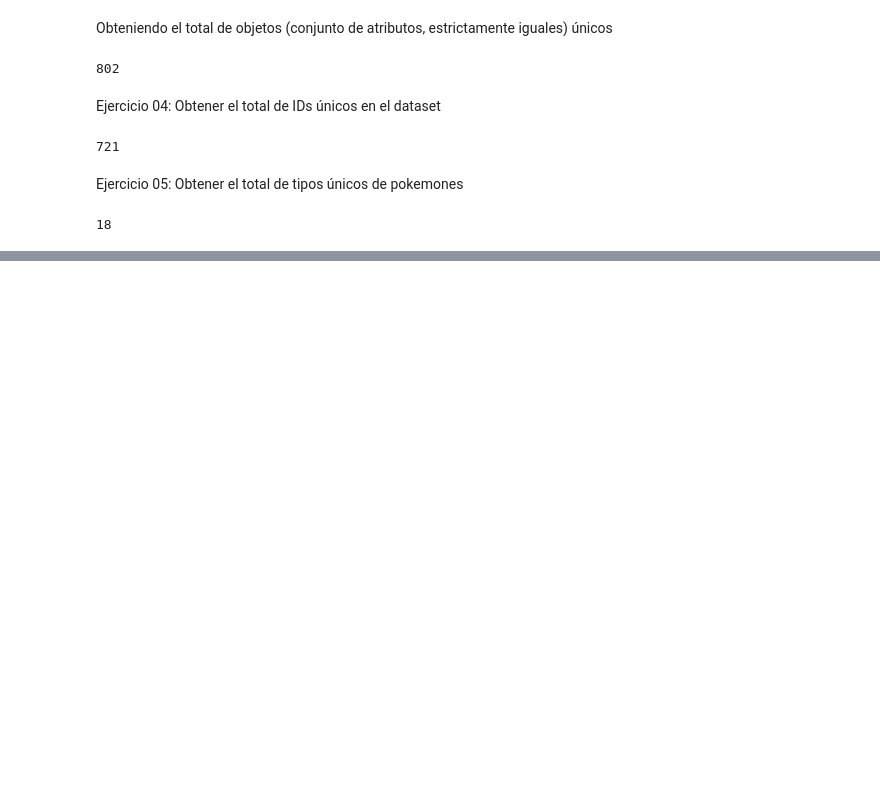
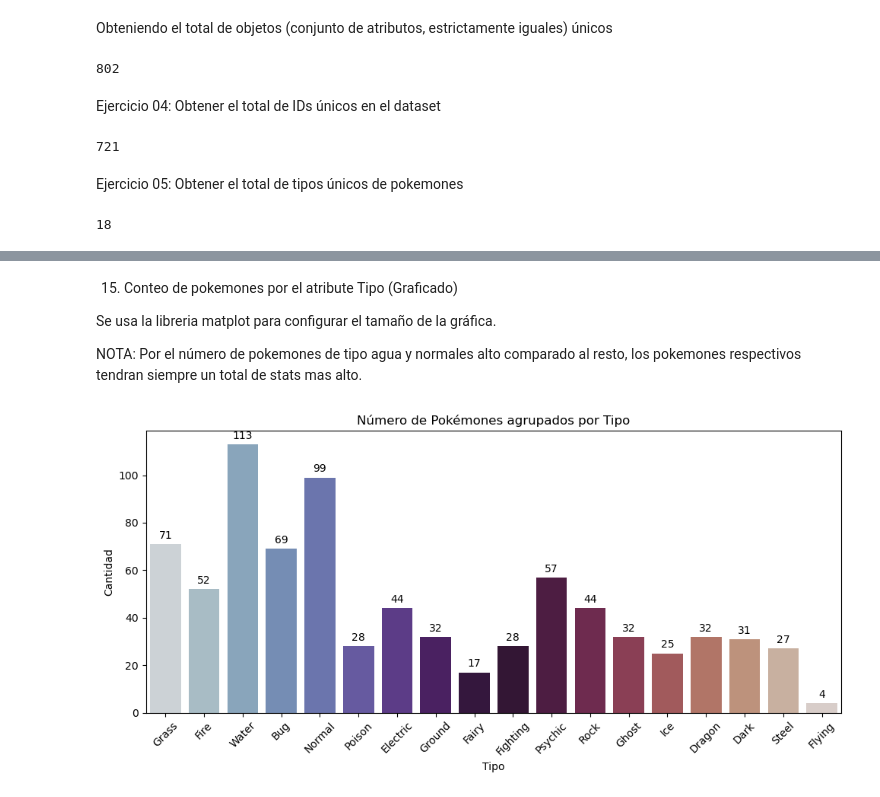
Before and after one commit to RufinoAngel/ECBD_9B_IDGS_Practicas_230499, a Jupyter notebook: Practica05/Practica05.ipynb, the cells around one changed output, grey strips where cells are left out. Cells and saved outputs as stored; diff of their text form; code cells hidden in the pictures; blank space fills up the shorter version.

```diff
--- a/Practica05/Practica05.ipynb
+++ b/Practica05/Practica05.ipynb
@@ -392,0 +495,33 @@ pokemons['Type 1'].nunique()
+# %% [markdown]
+15. Conteo de pokemones por el atribute Tipo (Graficado)
+
+Se usa la libreria matplot para configurar el tamaño de la gráfica.
+
+NOTA: Por el número de pokemones de tipo agua y normales alto comparado al resto, los pokemones respectivos tendran siempre un total de stats mas alto.
+# %%
+plt.figure(figsize=(10, 5))
+
+ax = sns.countplot(
+    data=pokemons,
+    x='Type',
+    hue='Type',
+    palette='twilight',
+    legend=False
+)
+
+# Agregar totales en la parte superior de cada barra
+for container in ax.containers:
+    ax.bar_label(
+        container,
+        label_type='edge',
+        padding=3
+    )
+
+plt.title('Número de Pokémones agrupados por Tipo')
+plt.xlabel('Tipo')
+plt.ylabel('Cantidad')
+plt.xticks(rotation=45)
+plt.tight_layout()
+plt.show()
+# %% [output]
+[figure, added]
```
Also changed, not shown: parts of 41 cells of this notebook.
